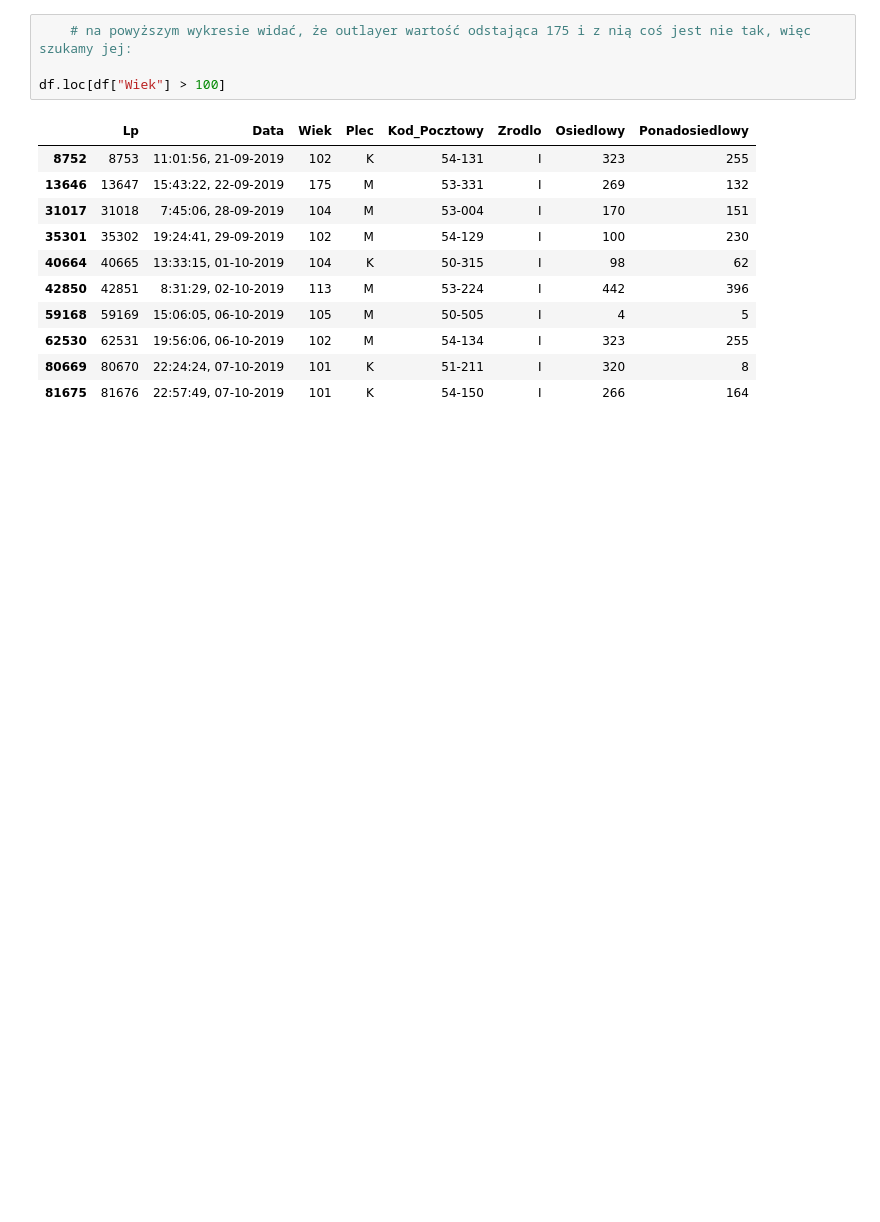
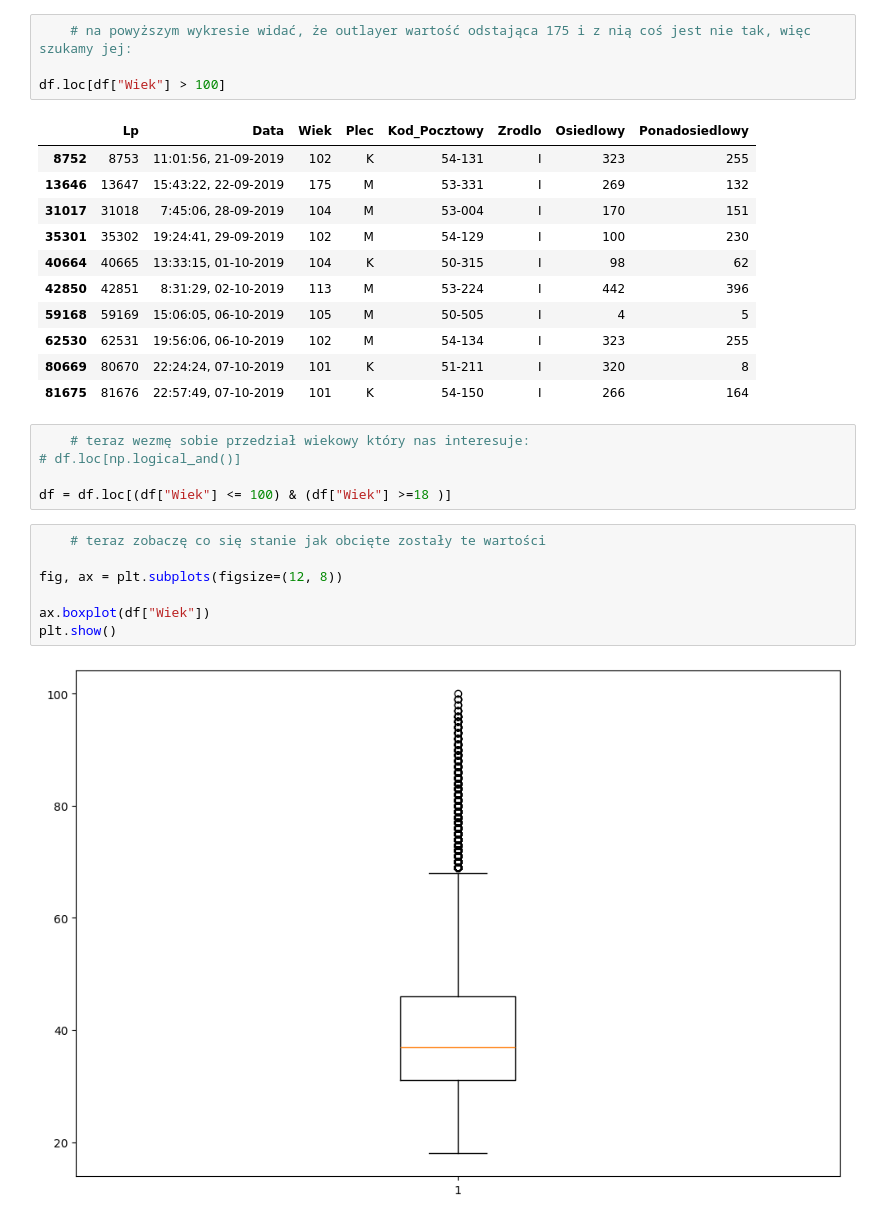
Before and after one commit to Vektor79/Zadania, a Jupyter notebook: 05_Wykresy/Materiały_na_zjazd/02_Wykresy/03_Zaawansowane wykresy/3_Wrocławski budżet partycypacyjny.ipynb, the cells around one changed output. Saved outputs shown, nothing was run; the diff lists cells and outputs as text; blank space fills up the shorter version.

```diff
--- a/05_Wykresy/Materiały_na_zjazd/02_Wykresy/03_Zaawansowane wykresy/3_Wrocławski budżet partycypacyjny.ipynb
+++ b/05_Wykresy/Materiały_na_zjazd/02_Wykresy/03_Zaawansowane wykresy/3_Wrocławski budżet partycypacyjny.ipynb
@@ -89,6 +91,20 @@ df.loc[df["Wiek"] > 100]
 | 62530 | 62531 | 19:56:06, 06-10-2019 | 102 | M | 54-134 | I | 323 | 255 |
 | 80669 | 80670 | 22:24:24, 07-10-2019 | 101 | K | 51-211 | I | 320 | 8 |
 | 81675 | 81676 | 22:57:49, 07-10-2019 | 101 | K | 54-150 | I | 266 | 164 |
+# %%
+    # teraz wezmę sobie przedział wiekowy który nas interesuje:
+# df.loc[np.logical_and()]
+
+df = df.loc[(df["Wiek"] <= 100) & (df["Wiek"] >=18 )]
+# %%
+    # teraz zobaczę co się stanie jak obcięte zostały te wartości
+
+fig, ax = plt.subplots(figsize=(12, 8))
+
+ax.boxplot(df["Wiek"])
+plt.show()
+# %% [output]
+[figure, added]
 # %%
 fig, ax = plt.subplots(figsize=(12, 8))
 
```
Also changed, not shown: parts of 3 cells of this notebook.
